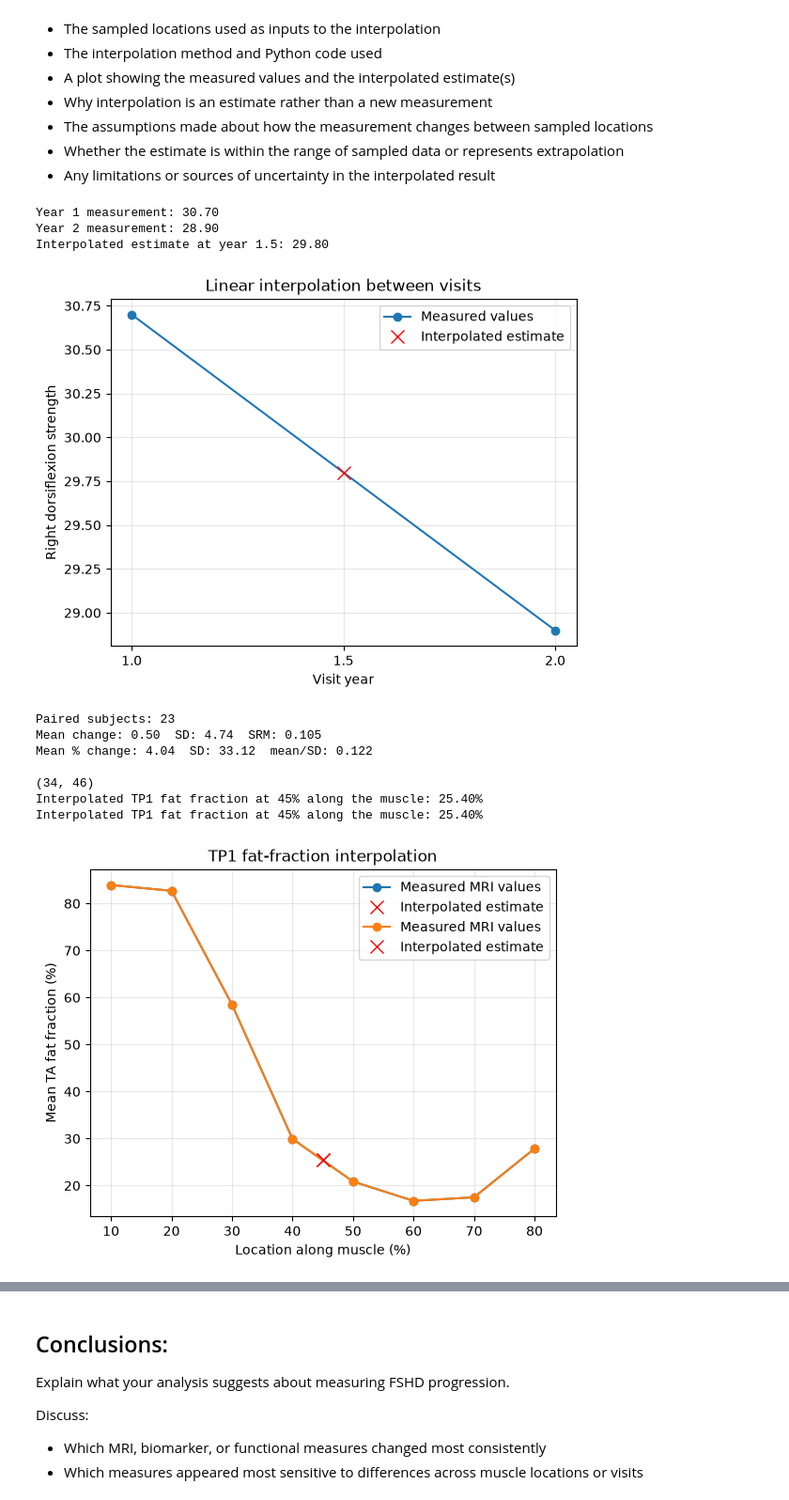
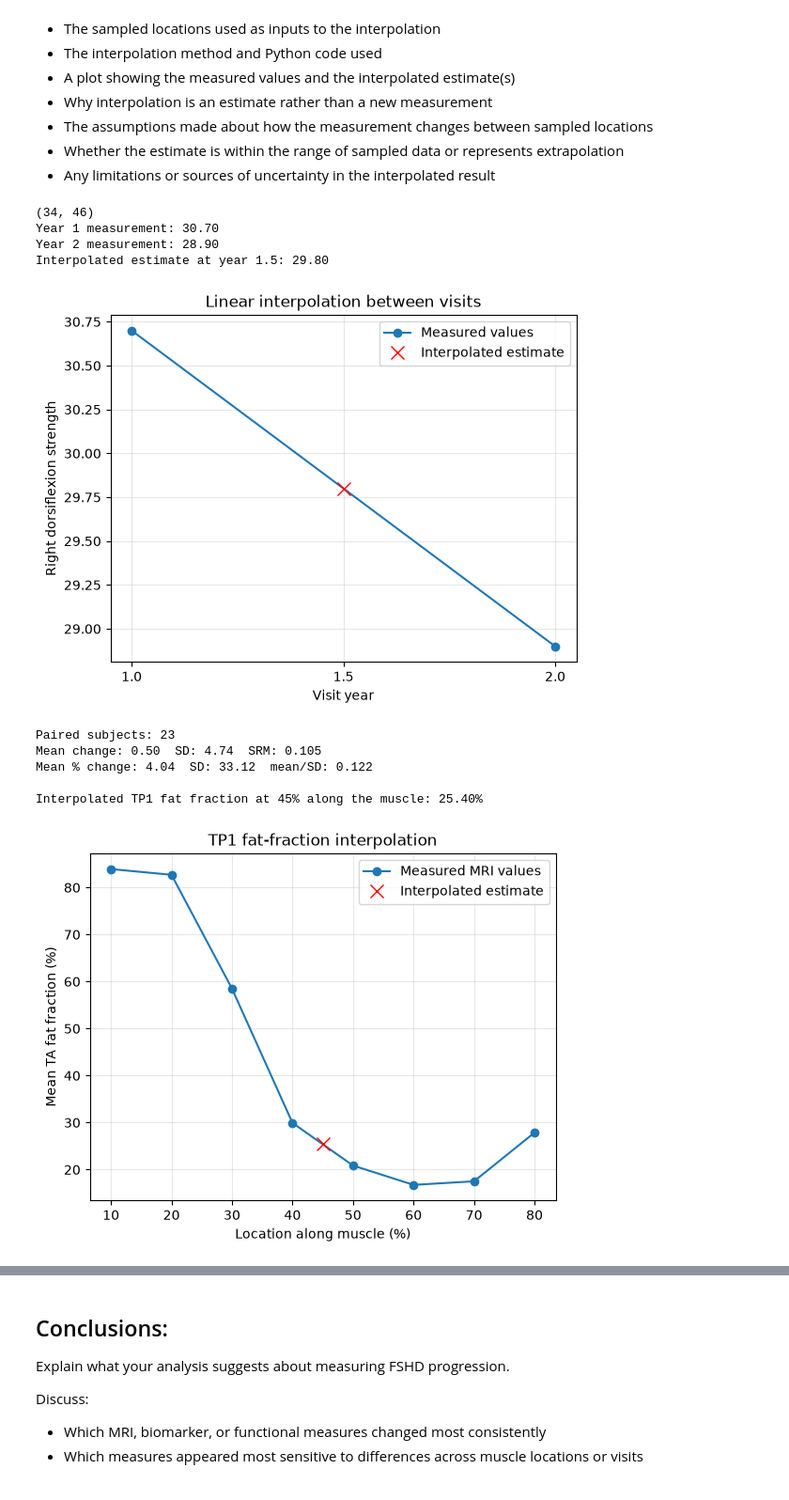
Before and after one commit to jenknguy/bme2315_mod2, a Jupyter notebook: FSHD_Module2_Project_Template.ipynb, the cells around one changed output, grey strips where cells are left out. Shown at 94% size. Saved outputs shown, nothing was run; the diff lists cells and outputs as text; code cells hidden in the pictures.

Commit message:
Did SD and Ttest
I would check these graphs, though. Should I play with the code more? Do they resemble what is needed enough?

```diff
--- a/FSHD_Module2_Project_Template.ipynb
+++ b/FSHD_Module2_Project_Template.ipynb
@@ -358,12 +358,11 @@ Include:
 - Whether the estimate is within the range of sampled data or represents extrapolation
 - Any limitations or sources of uncertainty in the interpolated result
 # %%
-
-
 # Interpolation Analysis for dorsiflexion
 from scipy.interpolate import interp1d
 csv_path = Path("Module2_FSHD_Dataset.csv")
 df = pd.read_csv(csv_path)
+print(df.shape)
 
 y1_col = "dorsiflexion_qmt_R_y1"
 y2_col = "dorsiflexion_qmt_R_y2"
@@ -379,6 +378,7 @@ y = paired.iloc[0].to_numpy(dtype=float)
 f_lin = interp1d(x, y, kind="linear")
 mid_year = 1.5
 estimate = float(f_lin(mid_year))
+est_D1 = estimate
 
 print(f"Year 1 measurement: {y[0]:.2f}")
 print(f"Year 2 measurement: {y[1]:.2f}")
@@ -408,16 +408,7 @@ print(f"Mean change: {mean_change:.2f}  SD: {std_change:.2f}  SRM: {srm:.3f}")
 print(f"Mean % change: {pct.mean():.2f}  SD: {pct.std(ddof=1):.2f}  "
       f"mean/SD: {pct_ratio:.3f}\n")
 
-
-f_lin = interp1d(x, y, kind='linear')
-
-print(df.shape)
-
-# Interpolation Analysis for dorsiflexion
-D1 = 1.5
-f = interp1d(x, y, kind='linear')
-est_D1 = f(D1)
-
+# Interpolation Analysis for fat fraction (TP1 profile along the muscle)
 ff_profile = (
     profiles_df[profiles_df["timepoint"] == "TP1"]
     .sort_values("percent_along_muscle")
@@ -428,91 +419,34 @@ y_ff = ff_profile["mean_fat_fraction_percent"].to_numpy(dtype=float)
 
 f_ff = interp1d(x_ff, y_ff, kind="linear", bounds_error=True)
 
 target_location = 45.0  # between measured 40% and 50% locations
 est_FF1 = float(f_ff(target_location))
 
 print(
     f"Interpolated TP1 fat fraction at {target_location:.0f}% along the muscle: "
     f"{est_FF1:.2f}%"
 )
 
 plt.plot(x_ff, y_ff, "o-", label="Measured MRI values")
 plt.plot(target_location, est_FF1, "rx", markersize=10, label="Interpolated estimate")
 plt.xlabel("Location along muscle (%)")
 plt.ylabel("Mean TA fat fraction (%)")
 plt.title("TP1 fat-fraction interpolation")
 plt.legend()
 plt.grid(True, alpha=0.3)
-
-x_ff = ff_profile["percent_along_muscle"].to_numpy(dtype=float)
-y_ff = ff_profile["mean_fat_fraction_percent"].to_numpy(dtype=float)
-
-f_ff = interp1d(x_ff, y_ff, kind="linear", bounds_error=True)
-
-target_location = 45.0  # % along muscle
-est_FF1 = float(f_ff(target_location))
-
-print(
-    f"Interpolated TP1 fat fraction at {target_location:.0f}% along the muscle: "
-    f"{est_FF1:.2f}%"
-)
-
-plt.plot(x_ff, y_ff, "o-", label="Measured MRI values")
-plt.plot(target_location, est_FF1, "rx", markersize=10, label="Interpolated estimate")
-plt.xlabel("Location along muscle (%)")
-plt.ylabel("Mean TA fat fraction (%)")
-plt.title("TP1 fat-fraction interpolation")
-plt.legend()
-plt.grid(True, alpha=0.3)
 plt.show()
 
-# Use the MRI interpolation result already calculated above.
-pct_changes = pct.dropna()
-mean_pct_change = pct_changes.mean()
-std_pct_change = pct_changes.std(ddof=1)
-ratio = mean_pct_change / std_pct_change if std_pct_change != 0 else np.nan
-
-print(f"est_D1 = {float(est_D1):.2f}, est_FF1 = {est_FF1:.2f}")
-pct_changes = pct.dropna()
-mean_pct_change = pct_changes.mean()
-std_pct_change = pct_changes.std(ddof=1)
-ratio = mean_pct_change / std_pct_change if std_pct_change != 0 else np.nan
-# Interpolate using the MRI profile data already loaded in profiles_df.
-ff_profile = profiles_df[profiles_df["timepoint"] == "TP1"].sort_values(
-    "percent_along_muscle"
-)
-x_ff = ff_profile["percent_along_muscle"].to_numpy(dtype=float)
-y_ff = ff_profile["mean_fat_fraction_percent"].to_numpy(dtype=float)
-
-f_ff = interp1d(x_ff, y_ff, kind="linear", bounds_error=True)
-est_FF1 = float(f_ff(target_location))
-print(
-    f"% change mean = {mean_pct_change:.2f}, "
-    f"SD = {std_pct_change:.2f}, mean/SD = {ratio:.3f}"
-)
-print(f"est_D1 = {float(est_D1):.2f}, est_FF1 = {est_FF1:.2f}")
-
-
-# SD of data
-pct_changes = (df['dorsiflexion_qmt_R_y2'] - df['dorsiflexion_qmt_R_y1']) / df['dorsiflexion_qmt_R_y1'] * 100   # CHANGED: columns, not strings
-pct_changes = pct_changes.dropna()            # % change, one per subject
-mean_change = np.mean(pct_changes)
-std_change = np.std(pct_changes, ddof=1)
-ratio = mean_change / std_change              # signal vs. noise
-
-print(f"est_D1 = {float(est_D1):.2f}, est_FF1 = {float(est_FF1):.2f}")
-print(f"% change mean = {mean_change:.2f}, SD = {std_change:.2f}, mean/SD = {ratio:.3f}")
+print(f"est_D1 = {est_D1:.2f}, est_FF1 = {est_FF1:.2f}")
 # %% [output]
+(34, 46)
 Year 1 measurement: 30.70
 Year 2 measurement: 28.90
 Interpolated estimate at year 1.5: 29.80
 [figure]
 Paired subjects: 23
 Mean change: 0.50  SD: 4.74  SRM: 0.105
 Mean % change: 4.04  SD: 33.12  mean/SD: 0.122
 
-(34, 46)
 Interpolated TP1 fat fraction at 45% along the muscle: 25.40%
-Interpolated TP1 fat fraction at 45% along the muscle: 25.40%
-[figure, old version]
+[figure, new version]
 est_D1 = 29.80, est_FF1 = 25.40
```
Also changed, not shown: parts of 3 cells of this notebook.
